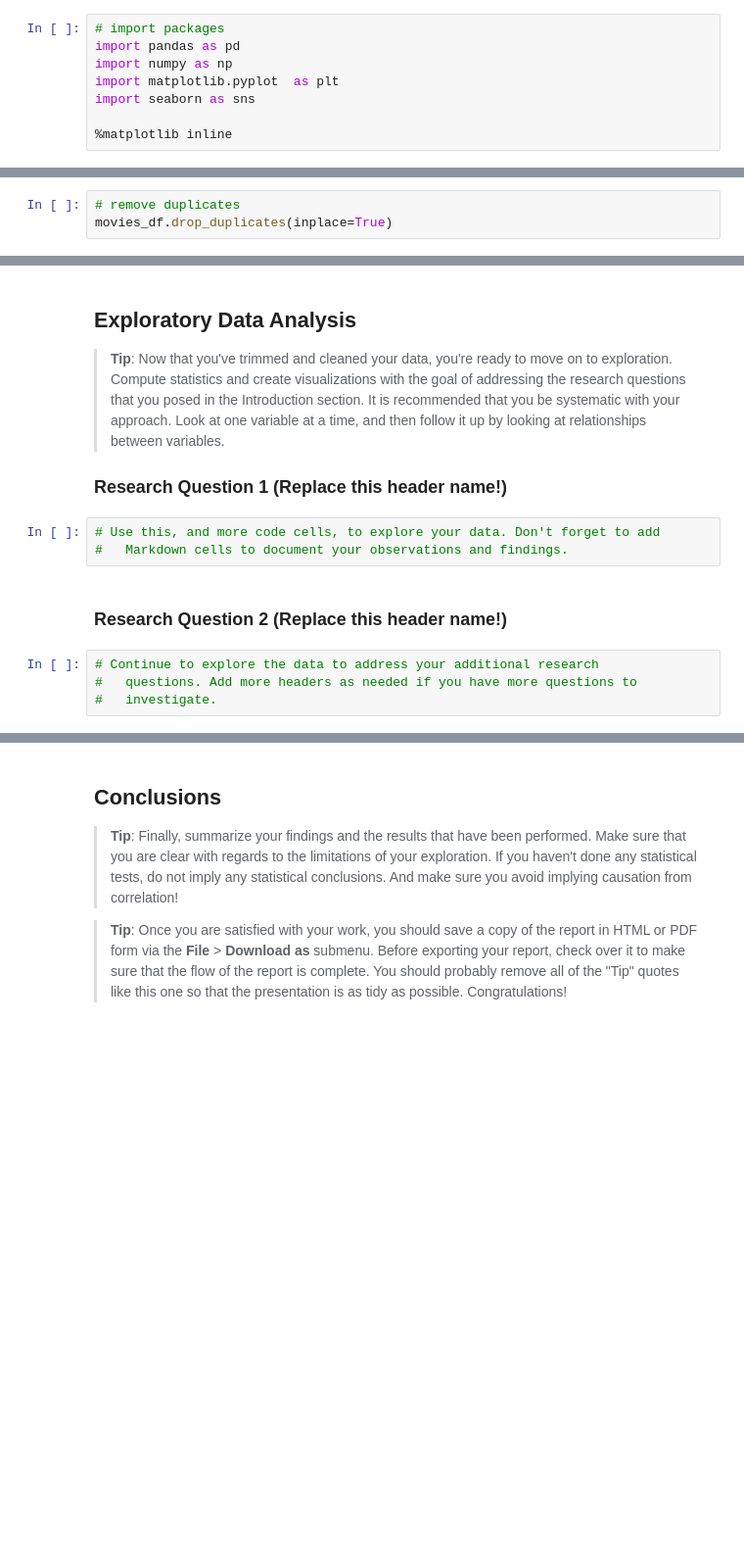
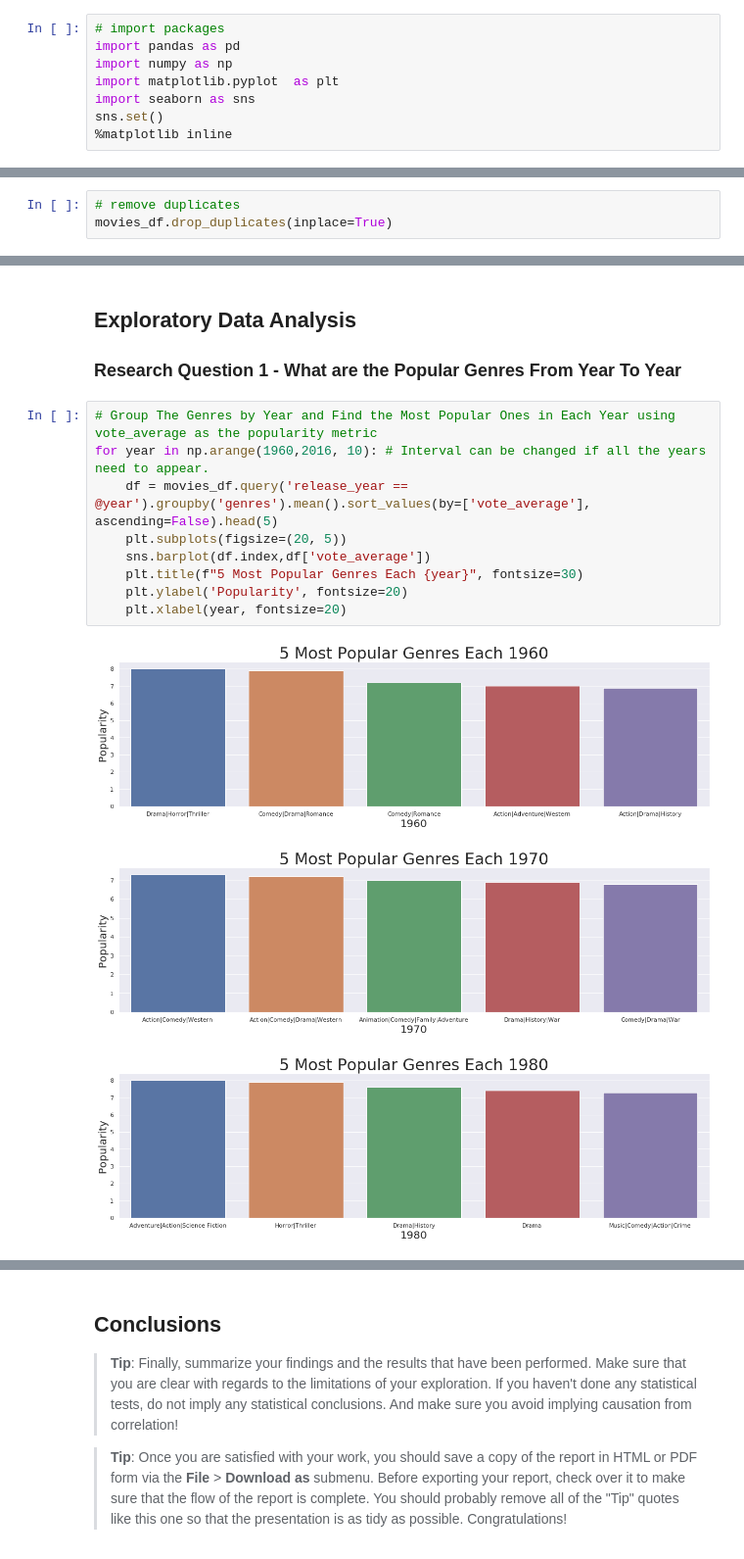
Before and after one commit to Mupati/data-analyst-nanodegree, a Jupyter notebook: data-analysis/project/investigate-a-dataset-template.ipynb/investigate-a-dataset-template.ipynb, the cells around one changed output, grey strips where cells are left out. Shown: that part at 98% size. Cells and saved outputs as stored; diff of their text form; blank space fills up the shorter version.

Commit message:
Project 2 Data Cleaning & Wrangling

```diff
--- a/data-analysis/project/investigate-a-dataset-template.ipynb/investigate-a-dataset-template.ipynb
+++ b/data-analysis/project/investigate-a-dataset-template.ipynb/investigate-a-dataset-template.ipynb
@@ -23,7 +28,7 @@ import pandas as pd
 import numpy as np
 import matplotlib.pyplot  as plt
 import seaborn as sns
-
+sns.set()
 %matplotlib inline
 # %% [markdown]
 <a id='wrangling'></a>
@@ -94,16 +187,19 @@ movies_df.isnull().sum()
-# %% [markdown]
-<a id='eda'></a>
-## Exploratory Data Analysis
-
-> **Tip**: Now that you've trimmed and cleaned your data, you're ready to move on to exploration. Compute statistics and create visualizations with the goal of addressing the research questions that you posed in the Introduction section. It is recommended that you be systematic with your approach. Look at one variable at a time, and then follow it up by looking at relationships between variables.
-
-### Research Question 1 (Replace this header name!)
-# %%
-# Use this, and more code cells, to explore your data. Don't forget to add
-#   Markdown cells to document your observations and findings.
-# %% [markdown]
-### Research Question 2  (Replace this header name!)
-# %%
-# Continue to explore the data to address your additional research
-#   questions. Add more headers as needed if you have more questions to
-#   investigate.
+# %% [markdown]
+<a id='eda'></a>
+## Exploratory Data Analysis
+
+<a id="genre"></a>
+### Research Question 1 - What are the Popular Genres From Year To Year
+# %%
+# Group The Genres by Year and Find the Most Popular Ones in Each Year using vote_average as the popularity metric
+for year in np.arange(1960,2016, 10): # Interval can be changed if all the years need to appear.
+    df = movies_df.query('release_year == @year').groupby('genres').mean().sort_values(by=['vote_average'], ascending=False).head(5)
+    plt.subplots(figsize=(20, 5))
+    sns.barplot(df.index,df['vote_average'])
+    plt.title(f"5 Most Popular Genres Each {year}", fontsize=30)
+    plt.ylabel('Popularity', fontsize=20)
+    plt.xlabel(year, fontsize=20)
+# %% [output]
+[figure, added]
+[figure, added]
+[figure, added]
```
Also changed, not shown: parts of 44 cells of this notebook.
